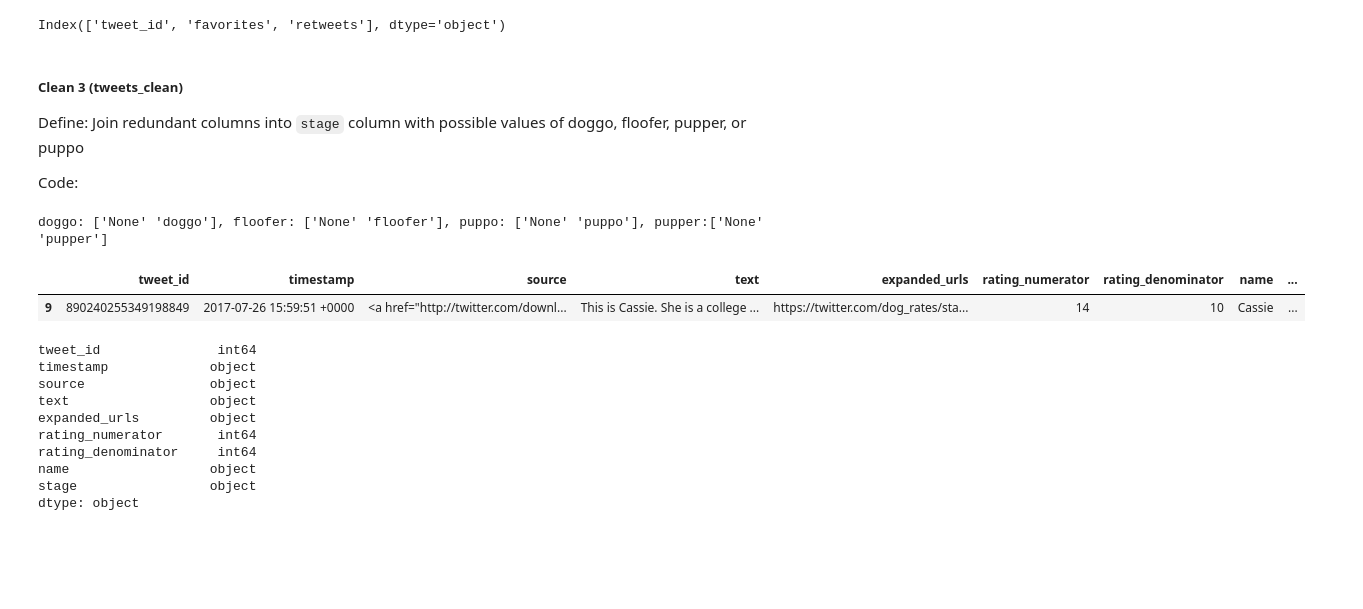
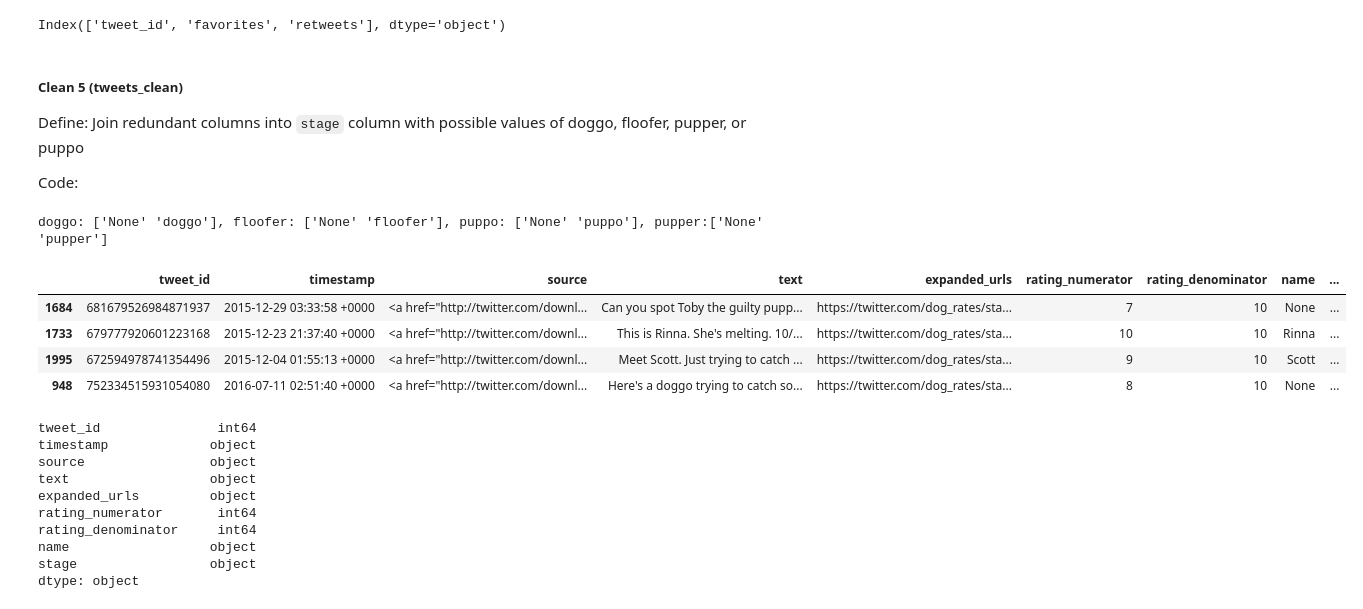
Before and after one commit to SEJUNGJENN-C/WeRateDogs_Twitter_Analysis, a Jupyter notebook: weratedogs-twitter.ipynb, the cells around one changed output. Saved outputs shown, nothing was run; the diff lists cells and outputs as text; code cells hidden in the pictures; blank space fills up the shorter version.

Commit message:
Organise numbering of cleaning process

```diff
--- a/weratedogs-twitter.ipynb
+++ b/weratedogs-twitter.ipynb
@@ -193,14 +193,14 @@ image_clean.columns, add_clean.columns
 Code 2: remove retweets
 # %%
 # First, define a function that returns a mask of retweet entries.
-def rt_mask(table):
+def retweet_mask(table):
     mask = table.text.str.contains("RT")
     return mask
 
 # Drop retweet rows using the function.
-tweets_clean = tweets_clean[~rt_mask(tweets_clean)]
-image_clean = image_clean[~rt_mask(image_clean)]
-add_clean = add_clean[~rt_mask(add_clean)]
+tweets_clean = tweets_clean[~retweet_mask(tweets_clean)]
+image_clean = image_clean[~retweet_mask(image_clean)]
+add_clean = add_clean[~retweet_mask(add_clean)]
 # %%
 # Confirm if there is any RT left in tables. You should get False's.
 print(tweets_clean[tweets_clean['text'].str.contains('RT')].sum().any()),
@@ -313,7 +314,7 @@ add_clean.columns
 # %% [output]
 Index(['tweet_id', 'favorites', 'retweets'], dtype='object')
 # %% [markdown]
-##### Clean 3 (tweets_clean)
+##### Clean 5 (tweets_clean)
 Define:
 Join redundant columns into `stage` column with possible values of doggo, floofer, pupper, or puppo
 
@@ -330,15 +331,18 @@ doggo: ['None' 'doggo'], floofer: ['None' 'floofer'], puppo: ['None' 'puppo'], p
 # %%
 # So before joining the four columns, first replace "None" to empty-space "".
 # Then join the columns.
 # Some columns for example will be "   floofer ", reflecting empty spaces created by joining the columns. So strip those empty spaces.
 tweets_clean['stage'] = (tweets_clean[['doggo', 'floofer', 'puppo', 'pupper']]
                          .replace("None","").apply(lambda x: " ".join(x), axis=1).str.strip())
 
 # Confirm if merge successful.
-tweets_clean.query("stage != ''").head(1)
+tweets_clean.query("stage != ''").sample(4)
 # %% [output]
 |  | tweet_id | timestamp | source | text | expanded_urls | rating_numerator | rating_denominator | name | ... |
-| 9 | 890240255349198849 | 2017-07-26 15:59:51 +0000 | <a href="http://twitter.com/downl... | This is Cassie. She is a college ... | https://twitter.com/dog_rates/sta... | 14 | 10 | Cassie | ... |
+| 1684 | 681679526984871937 | 2015-12-29 03:33:58 +0000 | <a href="http://twitter.com/downl... | Can you spot Toby the guilty pupp... | https://twitter.com/dog_rates/sta... | 7 | 10 | None | ... |
+| 1733 | 679777920601223168 | 2015-12-23 21:37:40 +0000 | <a href="http://twitter.com/downl... | This is Rinna. She's melting. 10/... | https://twitter.com/dog_rates/sta... | 10 | 10 | Rinna | ... |
+| 1995 | 672594978741354496 | 2015-12-04 01:55:13 +0000 | <a href="http://twitter.com/downl... | Meet Scott. Just trying to catch ... | https://twitter.com/dog_rates/sta... | 9 | 10 | Scott | ... |
+| 948 | 752334515931054080 | 2016-07-11 02:51:40 +0000 | <a href="http://twitter.com/downl... | Here's a doggo trying to catch so... | https://twitter.com/dog_rates/sta... | 8 | 10 | None | ... |
 # %%
 # Drop the redundant columns
 tweets_clean.drop(columns = ['doggo', 'floofer', 'pupper', 'puppo'], inplace=True)
```
Also changed, not shown: parts of 26 cells of this notebook.
